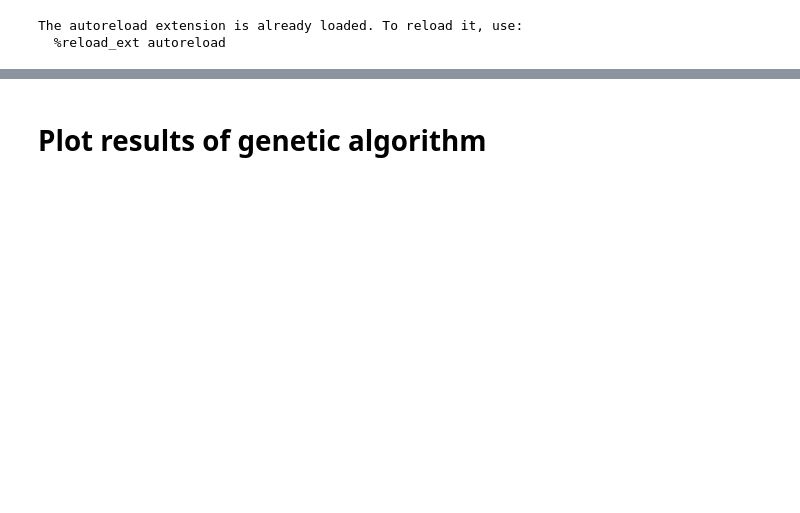
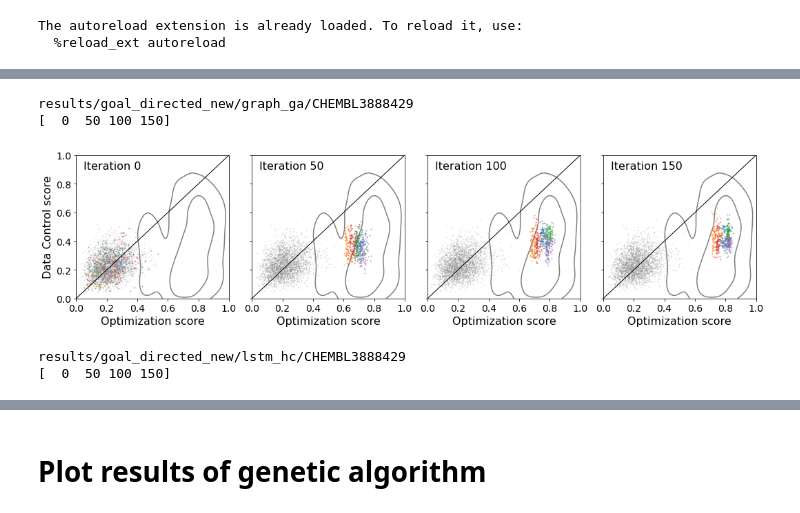
Before and after one commit to ml-jku/mgenerators-failure-modes, a Jupyter notebook: summary_plots.ipynb, the cells around one changed output, grey strips where cells are left out. Saved outputs shown, nothing was run; the diff lists cells and outputs as text; code cells hidden in the pictures; blank space fills up the shorter version.

```diff
--- a/summary_plots.ipynb
+++ b/summary_plots.ipynb
@@ -49,0 +125,80 @@ legend_dict = dict(zip(order, ['Optimization', 'Data control', 'Model control'])
+# %%
+import seaborn as sns
+import scipy.stats as st
+chid2name = chid_name
+name2chid = {v: k for k,v in chid2name.items()}
+scale = 0.005
+ncols = 4
+params = {
+    'axes.labelsize': 16,
+    'font.size': 16,
+#     'legend.fontsize': 18,
+    'xtick.labelsize': 14,
+    'ytick.labelsize': 14,
+    'text.usetex': False
+}
+rcParams.update(params)
+n_runs = 5
+for scatter in [False, True]:
+    for chid in chid2name.keys():
+        for optimizer in ['graph_ga', 'lstm_hc']:
+            chid_dir = results_dir/optimizer/chid
+            print(chid_dir)
+            load_chid(chid_dir, order)
+            preds_internal, preds_external, auc, _, _ = load_chid(results_dir/optimizer/chid, order, hack=True)
+
+            split1 = preds_internal['Split1']
+            split2 = preds_internal['Split2']
+
+            n_iterations = len(split1[0]) - 1
+            plot_iters = np.linspace(0, n_iterations, ncols).astype('int32')
+            print(plot_iters)
+
+            step = 35
+            fig, axes = plt.subplots(nrows=1, ncols=ncols, figsize=(15, 4), sharey=True)
+            ylabel = 'Data Control score'
+            for i, iteration in enumerate(plot_iters):   # loop over iterations
+                ax = axes[i]
+
+                # test adding contour plot
+                p11s, p21s, y1s = trainset_predictions[chid]
+                countour(p11s, p21s, y1s, ax, levels=[0.5, 3], scatter=scatter)
+
+    #             idx = np.array(y1s, bool)
+    #             sns.kdeplot(p11s[idx], p21s[idx], n_levels=100, shade=False, shade_lowest=False, alpha=0.7, ax=ax)
+    #             sns.scatterplot(p11s[idx], p21s[idx], ax=ax,s=10)
+
+                for run in range(n_runs):
+                    a1 = jitter(split1[run][iteration], scale=scale)
+                    a2 = jitter(split2[run][iteration], scale=scale)
+#                     ax.scatter(a1, a2, s=1, alpha=0.5)
+                    ax.plot(a1,a2,'o',rasterized=True, markersize=1, alpha=0.5)
+                e1 = jitter(preds_external['Split1'][0], scale=scale)
+                e2 = jitter(preds_external['Split2'][0], scale=scale)
+#                 ax.scatter(e1, e2, s=0.5, alpha=0.3, c='grey')
+                ax.plot(e1,e2, 'o', rasterized=True, markersize=0.5, alpha=0.3, c='grey')
+                ax.set_xlim((0,1))
+                ax.set_ylim((0,1))
+                ax.plot([0,1],[0,1], lw=1, c='black')
+#                 ax.axvline(0.5, c='black', lw=1)
+#                 ax.axhline(0.5, c='black', lw=1)
+                ax.set_xticks(np.linspace(0,1,6))
+                ax.set_yticks(np.linspace(0,1,6))
+                ax.set_ylabel(ylabel)
+                ax.set_xlabel('Optimization score')
+                ylabel = None
+
+                ax.text(0.05,.9, f"Iteration {iteration}")
+
+    #         fig.suptitle(f"{optimizer} {chid2name[chid]}") # only for dev
+            plt.tight_layout()
+            plt.subplots_adjust(wspace = 0.15)
+            add = 'trainscatter_' if scatter else ''
+            plt.savefig(f'./figures/scatter/{add}{optimizer}_{chid2name[chid]}.pdf', dpi=300)
+            plt.show()
+# %% [output]
+results/goal_directed_new/graph_ga/CHEMBL3888429
+[  0  50 100 150]
+[figure, added]
+results/goal_directed_new/lstm_hc/CHEMBL3888429
+[  0  50 100 150]
```
Also changed, not shown: parts of 24 cells of this notebook, 9 other files.
